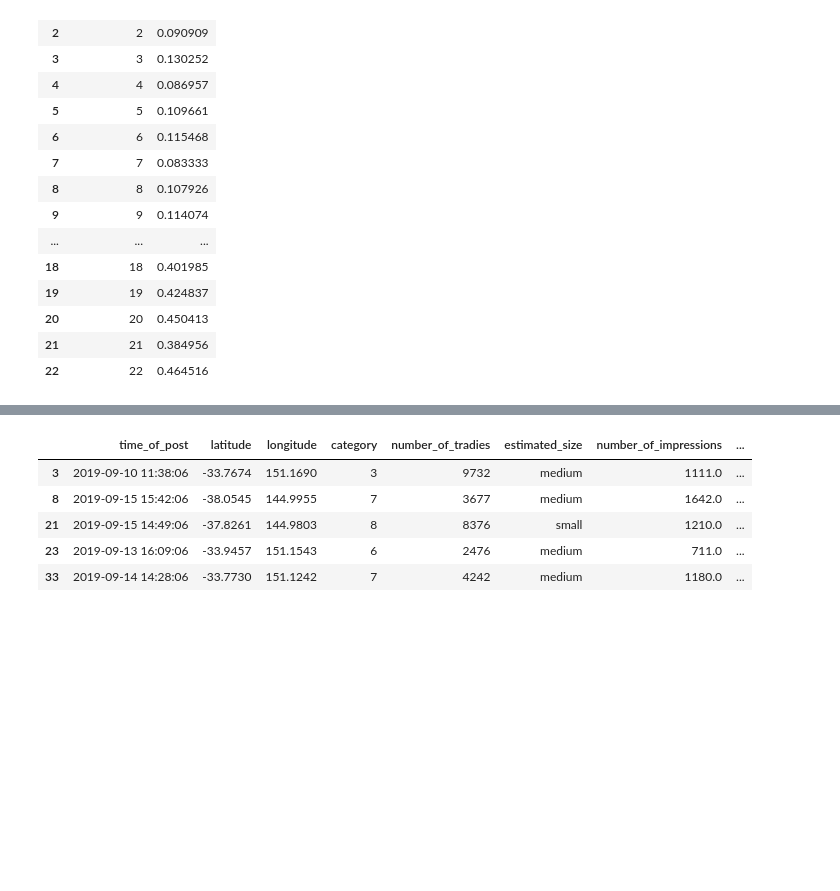
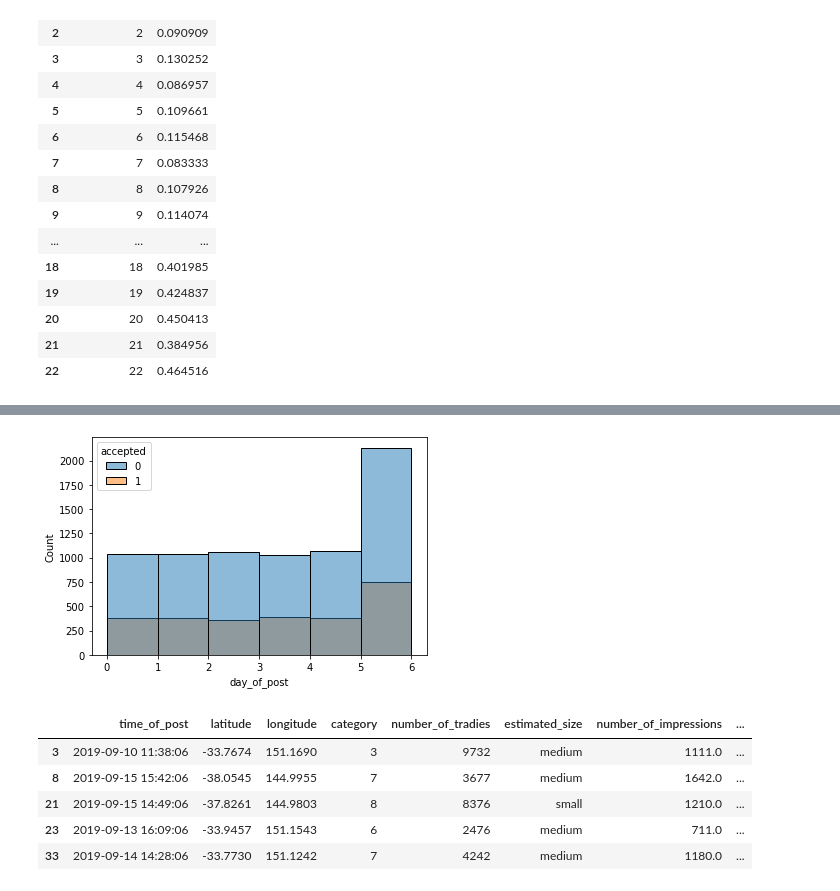
Before and after one commit to arsedianivan/hipages_tasks, a Jupyter notebook: HipagesEDA.ipynb, the cells around one changed output, grey strips where cells are left out. Cells and saved outputs as stored; diff of their text form; code cells hidden in the pictures; blank space fills up the shorter version.

```diff
--- a/HipagesEDA.ipynb
+++ b/HipagesEDA.ipynb
@@ -151,0 +154,5 @@ acceptance_rate_by_period = jobs.groupby('period_of_post')['accepted'].mean().re
+# %%
+sns.histplot(data=jobs, x='day_of_post', hue='accepted', binwidth=1)
+plt.show()
+# %% [output]
+[figure, added]
```
Also changed, not shown: parts of 21 cells of this notebook.
